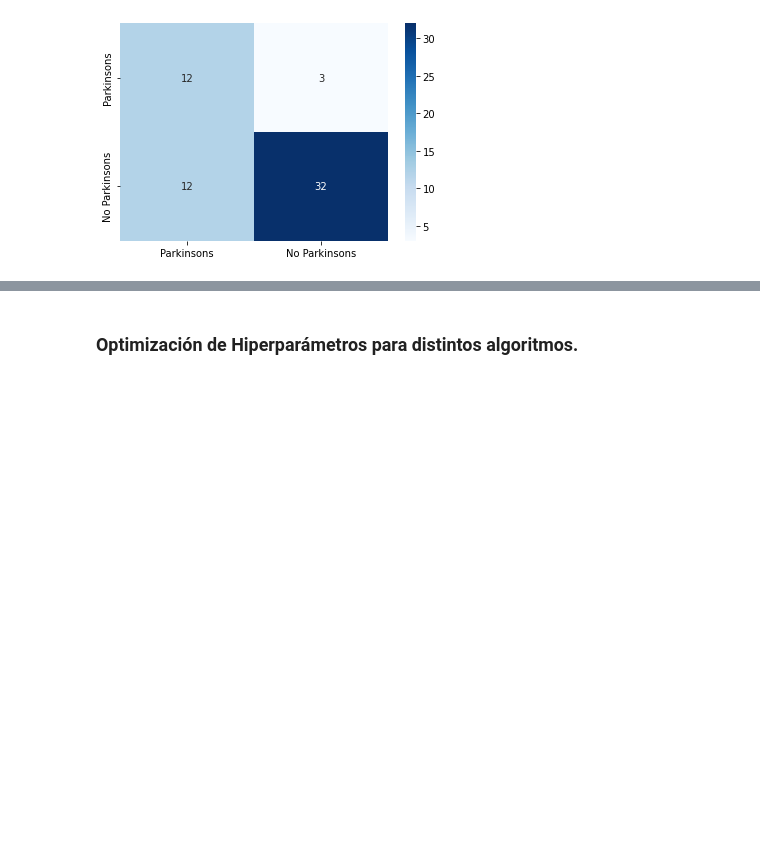
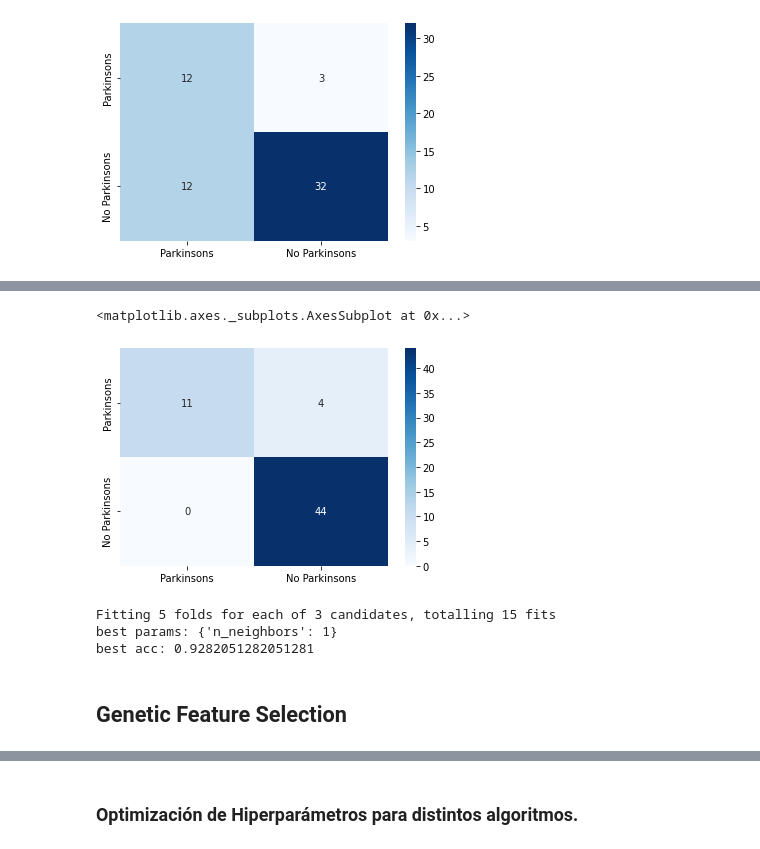
Before and after one commit to JoseVilaseca/Portafolio-ML, a Jupyter notebook: _notebooks/2021-11-12-Caso-de-Estudio-2.ipynb, the cells around one changed output, grey strips where cells are left out. Saved outputs shown, nothing was run; the diff lists cells and outputs as text; code cells hidden in the pictures; blank space fills up the shorter version.

```diff
--- a/_notebooks/2021-11-12-Caso-de-Estudio-2.ipynb
+++ b/_notebooks/2021-11-12-Caso-de-Estudio-2.ipynb
@@ -354,3 +394,30 @@ X = normalized_df.drop(columns=["status"])
+# %%
+cf_matrix = confusion_matrix(y_test, y_pred)
+categories = ["Parkinsons", "No Parkinsons"]
+sns.heatmap(cf_matrix, annot=True,cmap='Blues', xticklabels=categories, yticklabels=categories)
+# %% [output]
+<matplotlib.axes._subplots.AxesSubplot at 0x...>
+[figure, added]
+# %%
+params = {
+    'n_neighbors': [1, 3, 5],
+}
+
+classifier = GridSearchCV(estimator=knn,
+param_grid=params,
+cv=StratifiedKFold(n_splits=5, shuffle=True, random_state=42),
+verbose=1,
+n_jobs = -1)
+
+classifier.fit(X,y)
+print(f"best params: {classifier.best_params_}")
+print(f"best acc: {classifier.best_score_}")
+# %% [output]
+Fitting 5 folds for each of 3 candidates, totalling 15 fits
+best params: {'n_neighbors': 1}
+best acc: 0.9282051282051281
+# %% [markdown]
+## Genetic Feature Selection
 # %%
 !pip install sklearn-genetic
 # %% [output]
```
Also changed, not shown: parts of 37 cells of this notebook, 1 other file.
